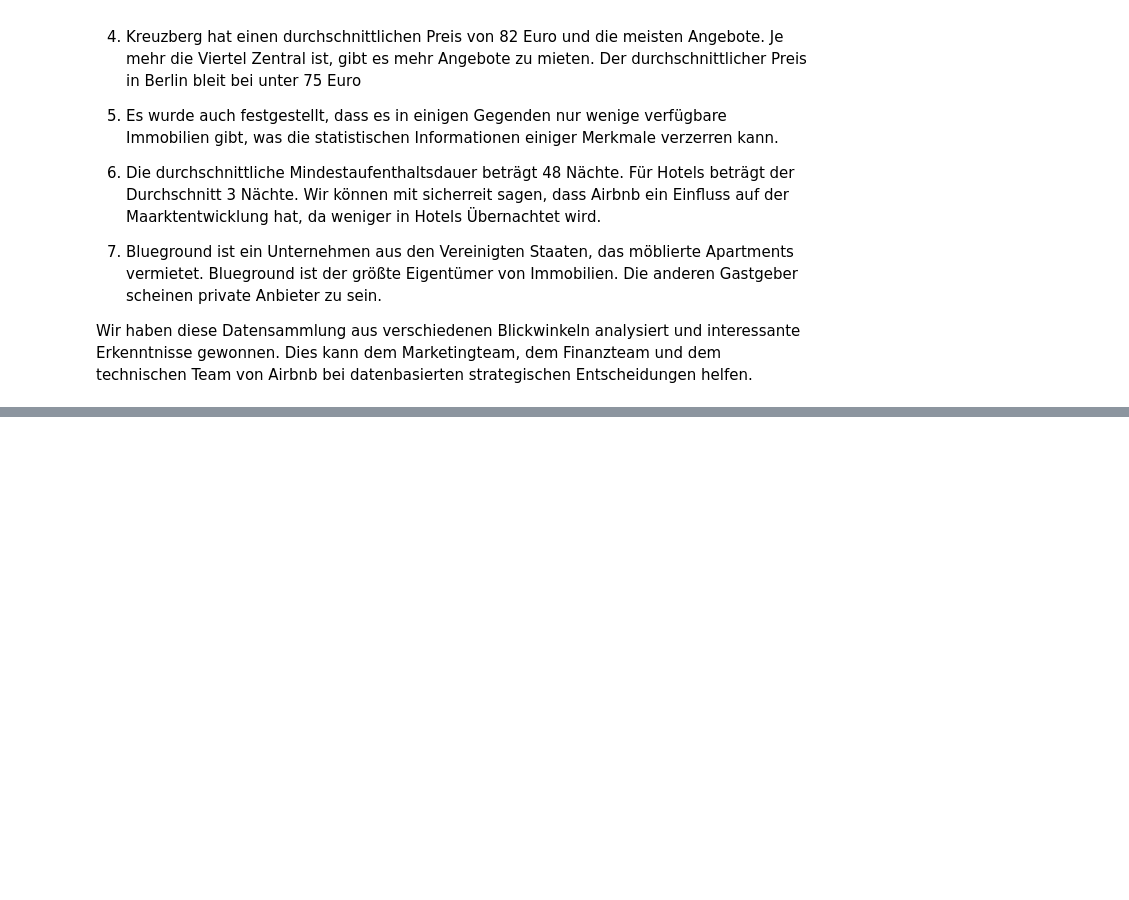
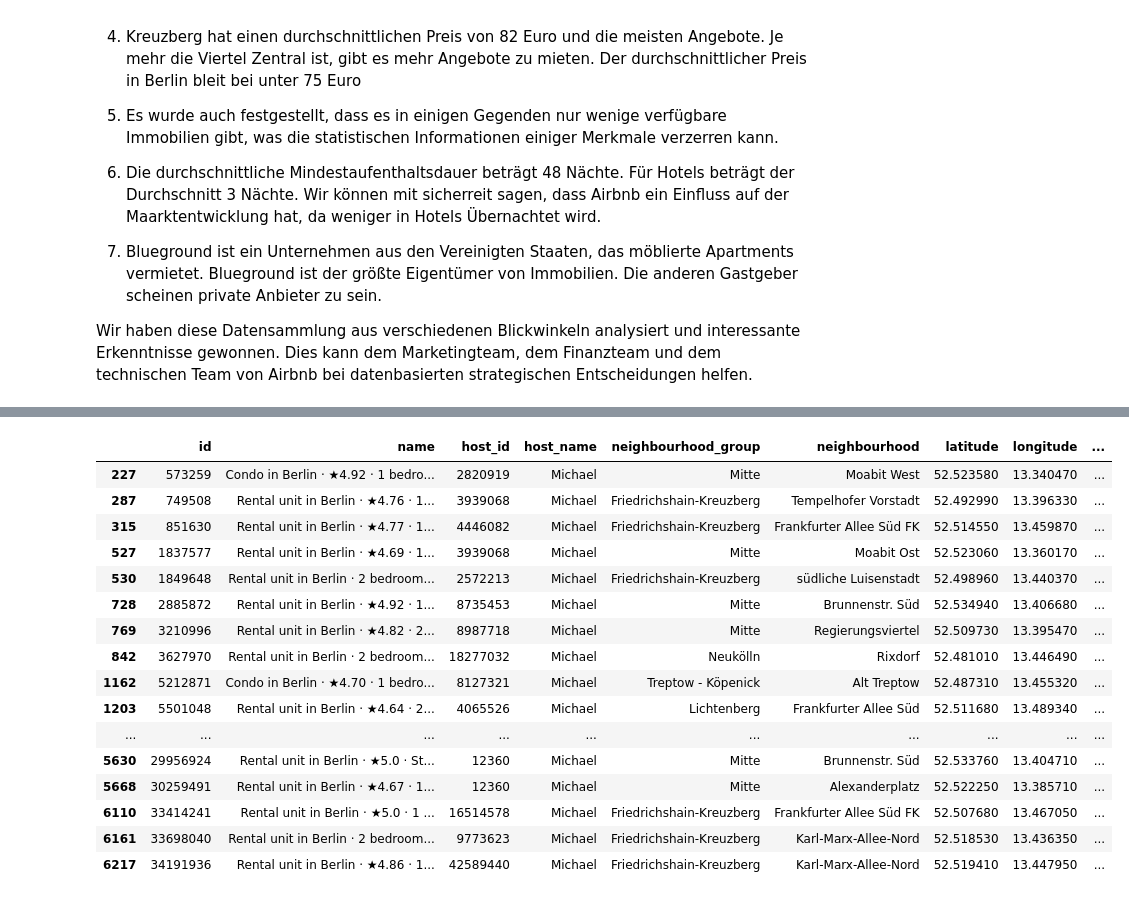
Before and after one commit to awildt01/Airbnb_Berlin-, a Jupyter notebook: Airbnb_(Berlin).ipynb, the cells around one changed output, grey strips where cells are left out. Drawn from its saved outputs; the diff is of its cells as text; code cells hidden in the pictures; blank space fills up the shorter version.

```diff
--- a/Airbnb_(Berlin).ipynb
+++ b/Airbnb_(Berlin).ipynb
@@ -1029,0 +1106,23 @@ berlin_map
+# %%
+#df[(df.val > 0.5) & (df.val2 == 1)]
+gh = df_clean[(df_clean.host_name == 'Blueground') | (df_clean.host_name == 'Michael')]
+
+gh.head(50)
+# %% [output]
+|  | id | name | host_id | host_name | neighbourhood_group | neighbourhood | latitude | longitude | ... |
+| 227 | 573259 | Condo in Berlin · ★4.92 · 1 bedro... | 2820919 | Michael | Mitte | Moabit West | 52.523580 | 13.340470 | ... |
+| 287 | 749508 | Rental unit in Berlin · ★4.76 · 1... | 3939068 | Michael | Friedrichshain-Kreuzberg | Tempelhofer Vorstadt | 52.492990 | 13.396330 | ... |
+| 315 | 851630 | Rental unit in Berlin · ★4.77 · 1... | 4446082 | Michael | Friedrichshain-Kreuzberg | Frankfurter Allee Süd FK | 52.514550 | 13.459870 | ... |
+| 527 | 1837577 | Rental unit in Berlin · ★4.69 · 1... | 3939068 | Michael | Mitte | Moabit Ost | 52.523060 | 13.360170 | ... |
+| 530 | 1849648 | Rental unit in Berlin · 2 bedroom... | 2572213 | Michael | Friedrichshain-Kreuzberg | südliche Luisenstadt | 52.498960 | 13.440370 | ... |
+| 728 | 2885872 | Rental unit in Berlin · ★4.92 · 1... | 8735453 | Michael | Mitte | Brunnenstr. Süd | 52.534940 | 13.406680 | ... |
+| 769 | 3210996 | Rental unit in Berlin · ★4.82 · 2... | 8987718 | Michael | Mitte | Regierungsviertel | 52.509730 | 13.395470 | ... |
+| 842 | 3627970 | Rental unit in Berlin · 2 bedroom... | 18277032 | Michael | Neukölln | Rixdorf | 52.481010 | 13.446490 | ... |
+| 1162 | 5212871 | Condo in Berlin · ★4.70 · 1 bedro... | 8127321 | Michael | Treptow - Köpenick | Alt Treptow | 52.487310 | 13.455320 | ... |
+| 1203 | 5501048 | Rental unit in Berlin · ★4.64 · 2... | 4065526 | Michael | Lichtenberg | Frankfurter Allee Süd | 52.511680 | 13.489340 | ... |
+| ... | ... | ... | ... | ... | ... | ... | ... | ... | ... |
+| 5630 | 29956924 | Rental unit in Berlin · ★5.0 · St... | 12360 | Michael | Mitte | Brunnenstr. Süd | 52.533760 | 13.404710 | ... |
+| 5668 | 30259491 | Rental unit in Berlin · ★4.67 · 1... | 12360 | Michael | Mitte | Alexanderplatz | 52.522250 | 13.385710 | ... |
+| 6110 | 33414241 | Rental unit in Berlin · ★5.0 · 1 ... | 16514578 | Michael | Friedrichshain-Kreuzberg | Frankfurter Allee Süd FK | 52.507680 | 13.467050 | ... |
+| 6161 | 33698040 | Rental unit in Berlin · 2 bedroom... | 9773623 | Michael | Friedrichshain-Kreuzberg | Karl-Marx-Allee-Nord | 52.518530 | 13.436350 | ... |
+| 6217 | 34191936 | Rental unit in Berlin · ★4.86 · 1... | 42589440 | Michael | Friedrichshain-Kreuzberg | Karl-Marx-Allee-Nord | 52.519410 | 13.447950 | ... |
```
Also changed, not shown: parts of 22 cells of this notebook.
